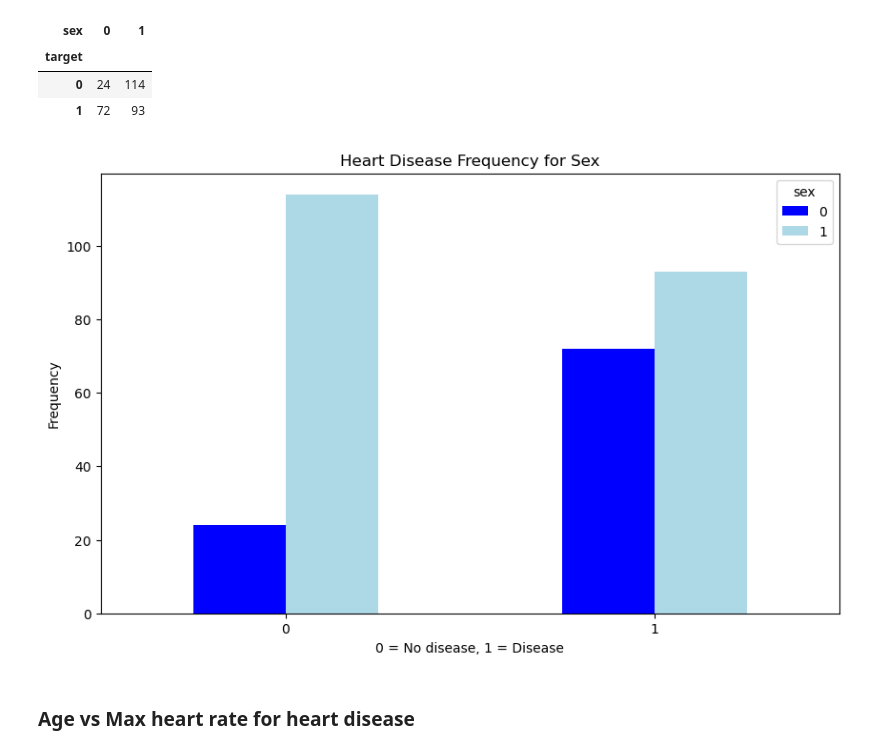
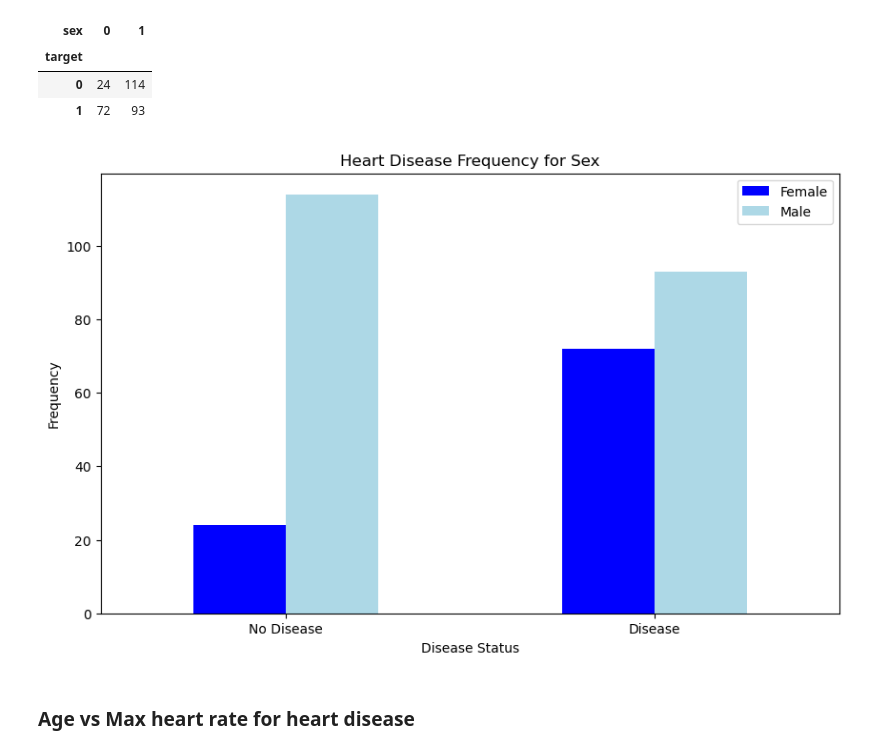
Before and after one commit to mathiasgreve/heartdisease-project, a Jupyter notebook: heart-disease-classification.ipynb, the cells around one changed output. Saved outputs shown, nothing was run; the diff lists cells and outputs as text; code cells hidden in the pictures.

```diff
--- a/heart-disease-classification.ipynb
+++ b/heart-disease-classification.ipynb
@@ -177,13 +179,13 @@ pd.crosstab(df.target, df.sex)
 # %%
 pd.crosstab(df.target, df.sex).plot(kind="bar", figsize=(10,6), color=["blue","lightblue"])
 plt.title("Heart Disease Frequency for Sex")
-plt.xlabel("0 = No disease, 1 = Disease")
+plt.xlabel("Disease Status")
 plt.ylabel("Frequency")
-plt.xticks(rotation=0)
+plt.xticks(ticks=[0,1], rotation=0, labels=["No Disease", "Disease"])
+plt.legend(labels=["Female", "Male"])
 plt.show()
-#plt.clf()
 # %% [output]
-[figure, old version]
+[figure, new version]
 # %% [markdown]
 ### Age vs Max heart rate for heart disease
 # %%
```
Also changed, not shown: parts of 14 cells of this notebook.
